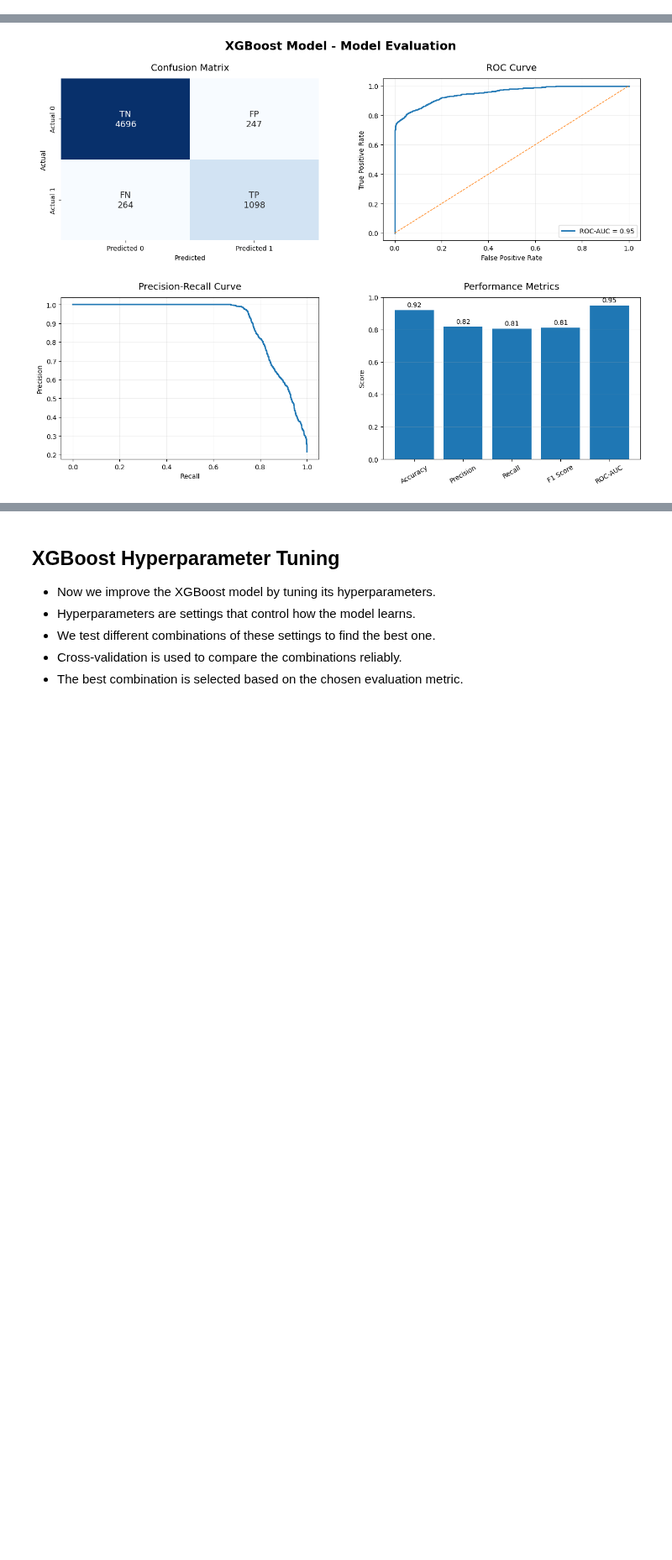
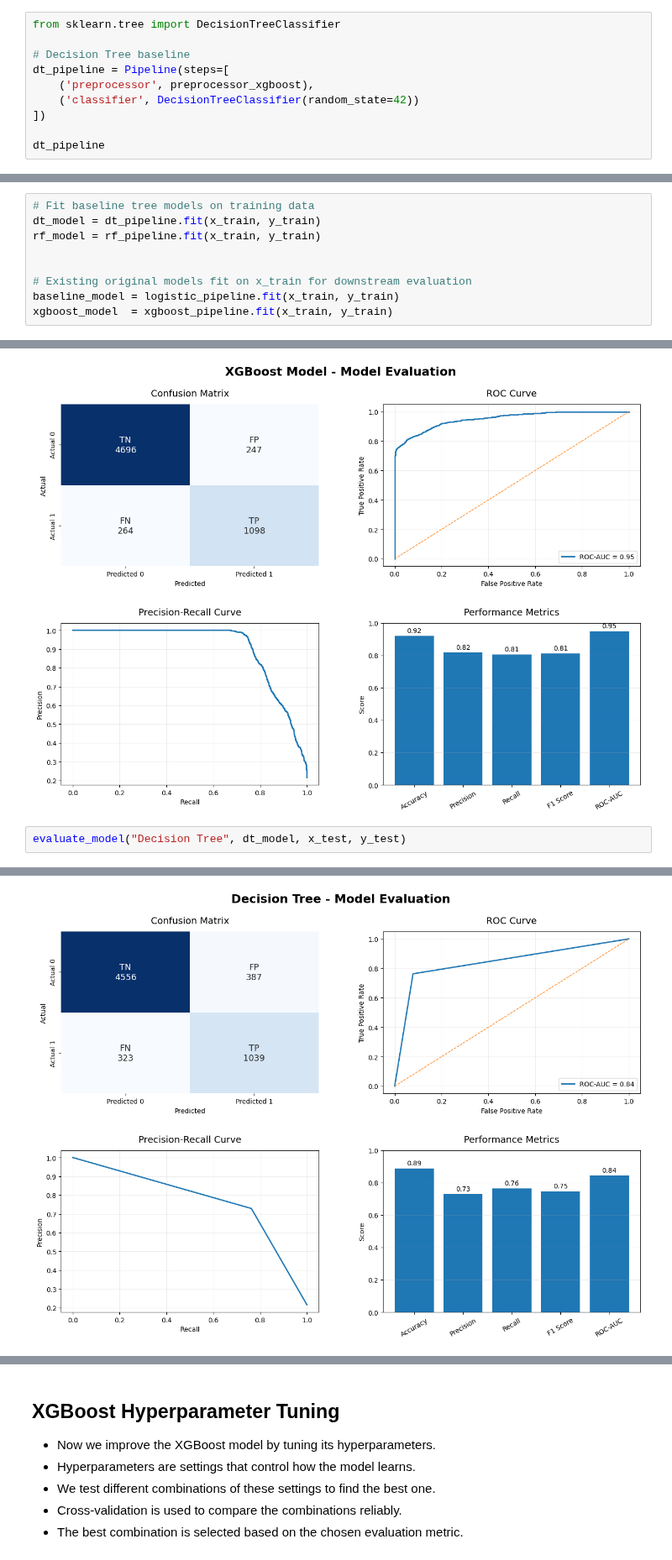
Before and after one commit to dheerajrai-dev/CrediLens, a Jupyter notebook: Credlen.ipynb, the cells around one changed output, grey strips where cells are left out. Shown at 84% size. Saved outputs shown, nothing was run; the diff lists cells and outputs as text; blank space fills up the shorter version.

```diff
--- a/Credlen.ipynb
+++ b/Credlen.ipynb
@@ -513,0 +462,10 @@ xgboost_model = xgboost_pipeline.fit(x_train, y_train)
+# %%
+from sklearn.tree import DecisionTreeClassifier
+
+# Decision Tree baseline
+dt_pipeline = Pipeline(steps=[
+    ('preprocessor', preprocessor_xgboost),
+    ('classifier', DecisionTreeClassifier(random_state=42))
+])
+
+dt_pipeline
@@ -513,0 +529,9 @@ xgboost_model = xgboost_pipeline.fit(x_train, y_train)
+# %%
+# Fit baseline tree models on training data
+dt_model = dt_pipeline.fit(x_train, y_train)
+rf_model = rf_pipeline.fit(x_train, y_train)
+
+
+# Existing original models fit on x_train for downstream evaluation
+baseline_model = logistic_pipeline.fit(x_train, y_train)
+xgboost_model  = xgboost_pipeline.fit(x_train, y_train)
@@ -764,3 +827,6 @@ XGBoost Model Classification Report:
    macro avg       0.88      0.88      0.88      6305
 weighted avg       0.92      0.92      0.92      6305
 [figure]
+# %%
+evaluate_model("Decision Tree", dt_model, x_test, y_test)
+# %% [output]
@@ -766,0 +852 @@ weighted avg       0.92      0.92      0.92      6305
+[figure, added]
```
Also changed, not shown: parts of 78 cells of this notebook.
